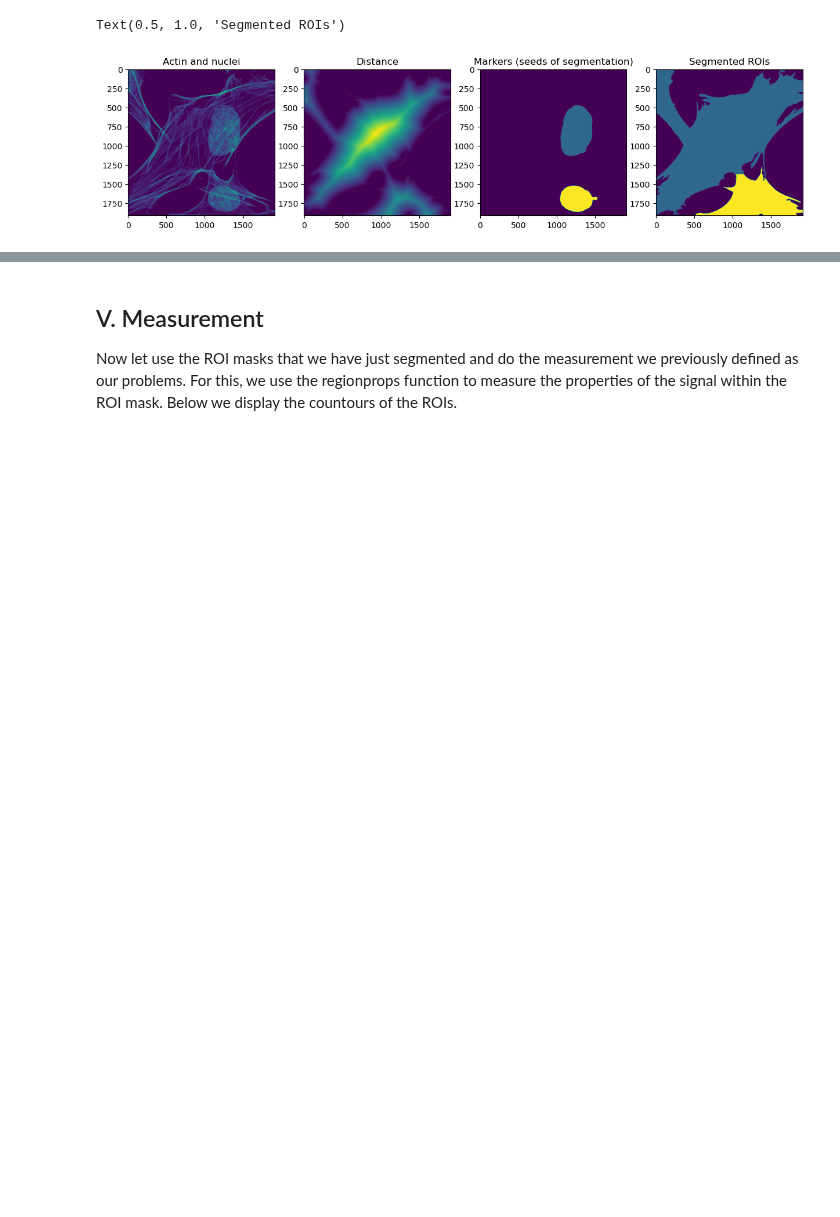
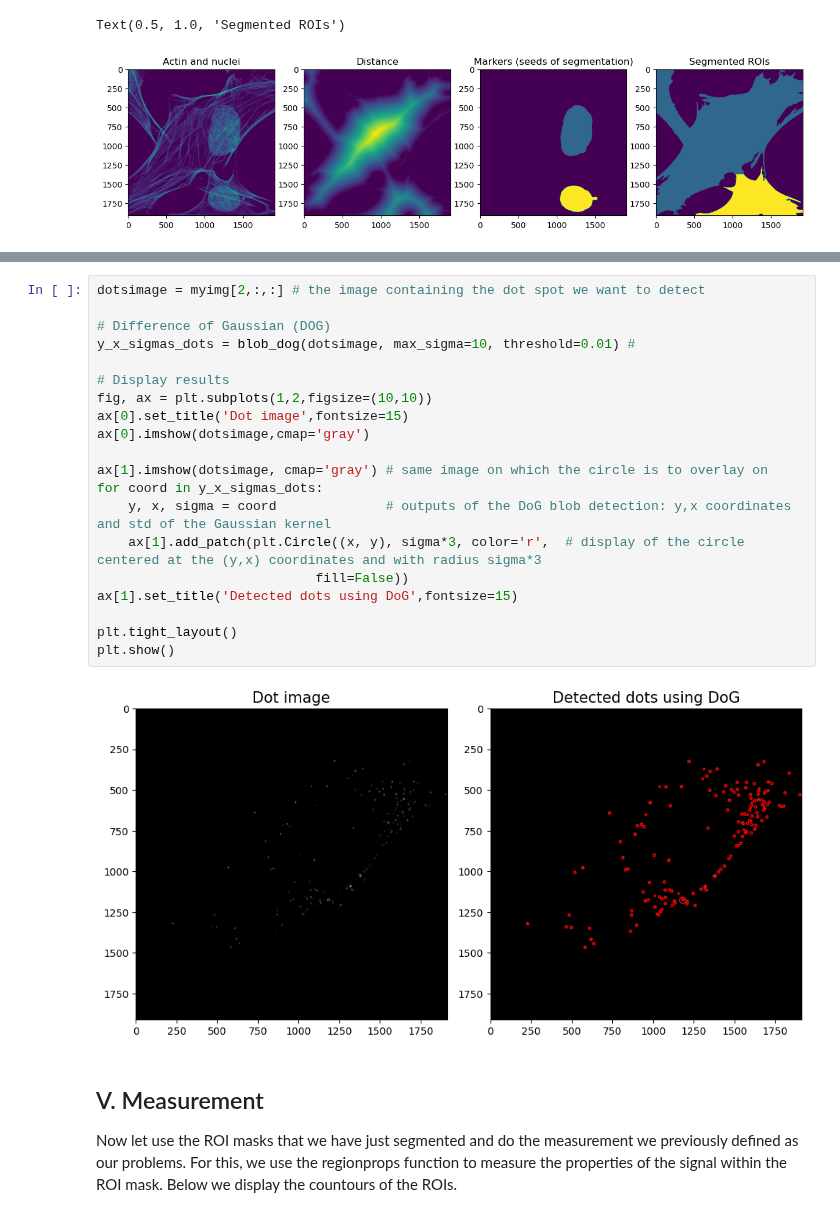
Before and after one commit to u-schulze/Python-course, a Jupyter notebook: mask-statistics.ipynb, the cells around one changed output, grey strips where cells are left out. Saved outputs shown, nothing was run; the diff lists cells and outputs as text; blank space fills up the shorter version.

```diff
--- a/mask-statistics.ipynb
+++ b/mask-statistics.ipynb
@@ -251,3 +257,25 @@ Text(0.5, 1.0, 'Segmented ROIs')
+# %%
+dotsimage = myimg[2,:,:] # the image containing the dot spot we want to detect
+
+# Difference of Gaussian (DOG)
+y_x_sigmas_dots = blob_dog(dotsimage, max_sigma=10, threshold=0.01) #
+
+# Display results
+fig, ax = plt.subplots(1,2,figsize=(10,10))
+ax[0].set_title('Dot image',fontsize=15)
+ax[0].imshow(dotsimage,cmap='gray')
+
+ax[1].imshow(dotsimage, cmap='gray') # same image on which the circle is to overlay on
+for coord in y_x_sigmas_dots:
+    y, x, sigma = coord              # outputs of the DoG blob detection: y,x coordinates and std of the Gaussian kernel
+    ax[1].add_patch(plt.Circle((x, y), sigma*3, color='r',  # display of the circle centered at the (y,x) coordinates and with radius sigma*3
+                            fill=False))
+ax[1].set_title('Detected dots using DoG',fontsize=15)
+
+plt.tight_layout()
+plt.show()
+# %% [output]
+[figure, added]
 # %% [markdown]
 ## V. Measurement ##
 Now let use the ROI masks that we have just segmented and do the measurement we previously defined as our problems. For this, we use the regionprops function to measure the properties of the signal within the ROI mask. Below we display the countours of the ROIs.
```
Also changed, not shown: parts of 6 cells of this notebook, 1 other file.
